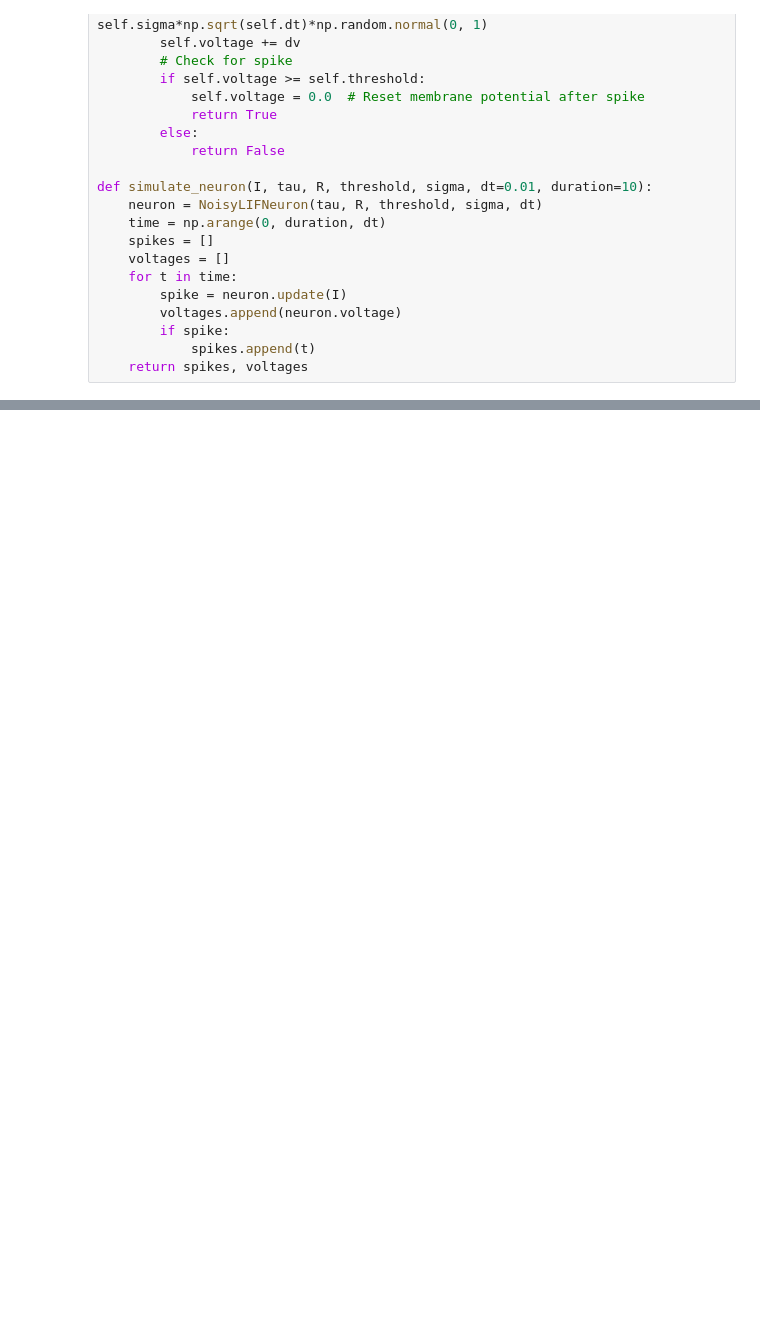
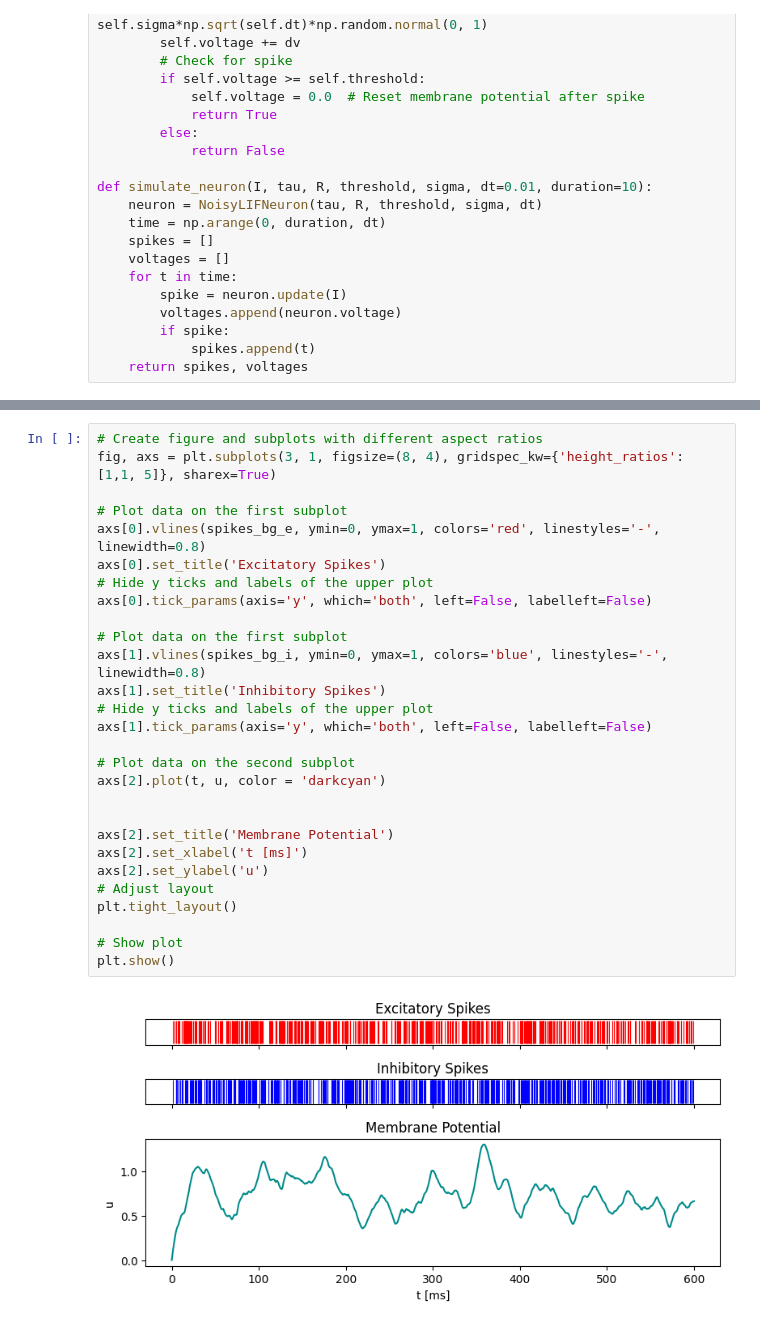
Before and after one commit to zaffo1/Noisy_Neurons, a Jupyter notebook: Stein.ipynb, the cells around one changed output, grey strips where cells are left out. Cells and saved outputs as stored; diff of their text form; blank space fills up the shorter version.

```diff
--- a/Stein.ipynb
+++ b/Stein.ipynb
@@ -104,0 +155,30 @@ plt.show()
+# %%
+# Create figure and subplots with different aspect ratios
+fig, axs = plt.subplots(3, 1, figsize=(8, 4), gridspec_kw={'height_ratios': [1,1, 5]}, sharex=True)
+
+# Plot data on the first subplot
+axs[0].vlines(spikes_bg_e, ymin=0, ymax=1, colors='red', linestyles='-', linewidth=0.8)
+axs[0].set_title('Excitatory Spikes')
+# Hide y ticks and labels of the upper plot
+axs[0].tick_params(axis='y', which='both', left=False, labelleft=False)
+
+# Plot data on the first subplot
+axs[1].vlines(spikes_bg_i, ymin=0, ymax=1, colors='blue', linestyles='-', linewidth=0.8)
+axs[1].set_title('Inhibitory Spikes')
+# Hide y ticks and labels of the upper plot
+axs[1].tick_params(axis='y', which='both', left=False, labelleft=False)
+
+# Plot data on the second subplot
+axs[2].plot(t, u, color = 'darkcyan')
+
+
+axs[2].set_title('Membrane Potential')
+axs[2].set_xlabel('t [ms]')
+axs[2].set_ylabel('u')
+# Adjust layout
+plt.tight_layout()
+
+# Show plot
+plt.show()
+# %% [output]
+[figure, added]
```
Also changed, not shown: parts of 5 cells of this notebook, 1 other file.
